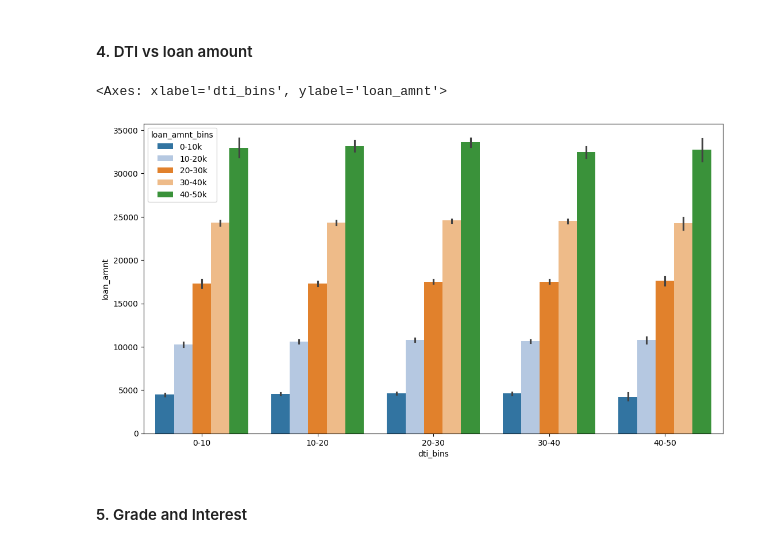
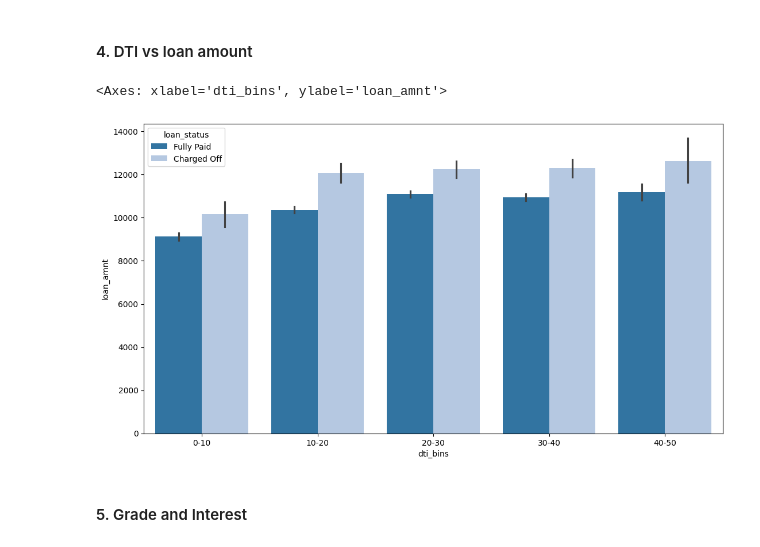
Before and after one commit to pranjal-verma/Lending-Club-Case-Study, a Jupyter notebook: solution.ipynb, the cells around one changed output. Drawn from its saved outputs; the diff is of its cells as text; code cells hidden in the pictures.

```diff
--- a/solution.ipynb
+++ b/solution.ipynb
@@ -570,16 +570,16 @@ Text(0.5, 1.0, 'Employment Length vs Loan Amount')
 #### 4. DTI vs loan amount
 # %%
 ax, fig = plt.subplots(figsize=(13, 7))
-loan_df["dti_bins"] = pd.cut(defaulters.dti, bins=5, labels=['0-10', '10-20', '20-30', '30-40', '40-50'])
+loan_df["dti_bins"] = pd.cut(loan_df.dti, bins=5, labels=['0-10', '10-20', '20-30', '30-40', '40-50'])
 
 
-loan_df["loan_amnt_bins"] = pd.cut(defaulters.loan_amnt, bins=5, labels=['0-10k', '10-20k', '20-30k', '30-40k', '40-50k'])
+loan_df["loan_amnt_bins"] = pd.cut(loan_df.loan_amnt, bins=5, labels=['0-10k', '10-20k', '20-30k', '30-40k', '40-50k'])
 # loan_df.loan_amnt
 
-sns.barplot(x='dti_bins', y='loan_amnt', data=loan_df, hue='loan_amnt_bins', palette='tab20')
+sns.barplot(x='dti_bins', y='loan_amnt', data=loan_df, hue='loan_status', palette='tab20')
 # %% [output]
 <Axes: xlabel='dti_bins', ylabel='loan_amnt'>
-[figure, old version]
+[figure, new version]
 # %% [markdown]
 #### 5. Grade and Interest
 # %%
```
Also changed, not shown: parts of 7 cells of this notebook.
